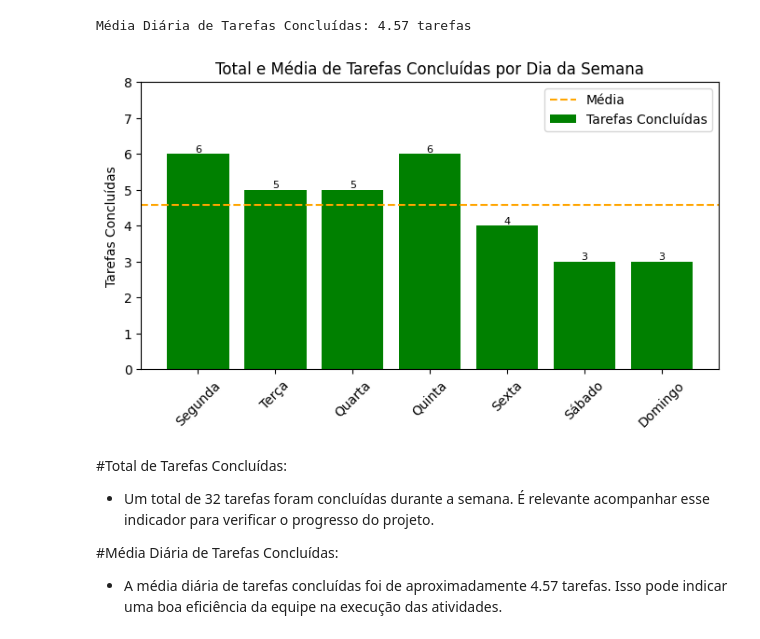
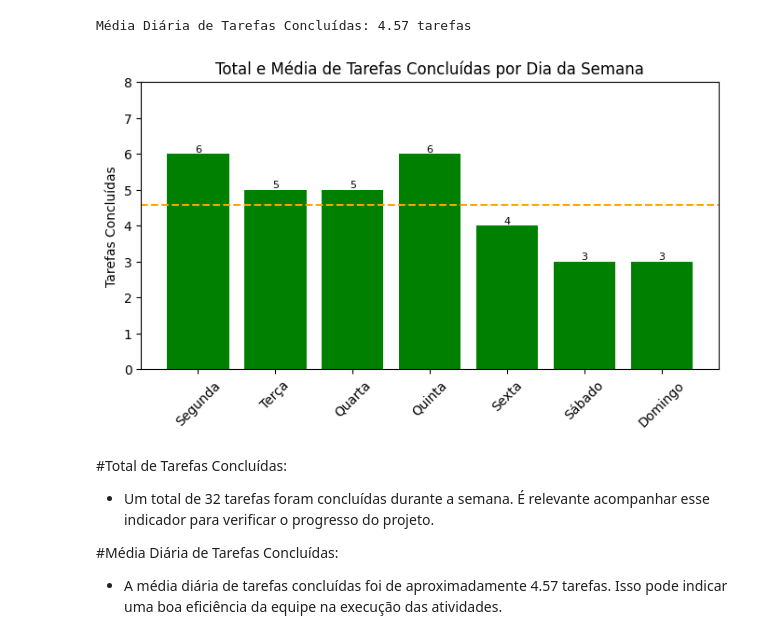
Before and after one commit to Fabiana5308/Fabiana5308, a Jupyter notebook: Projeto_individual_modulo_4.ipynb, the cells around one changed output. Saved outputs shown, nothing was run; the diff lists cells and outputs as text; code cells hidden in the pictures.

```diff
--- a/Projeto_individual_modulo_4.ipynb
+++ b/Projeto_individual_modulo_4.ipynb
@@ -136,29 +136,29 @@ Média Diária de Tarefas Concluídas: 4.57 tarefas
 # %%
 # Criação do DataFrame
 df = pd.DataFrame(informacao)
 
 # Cálculo das métricas
 total_tarefas_concluidas = df['Tarefas Concluídas'].sum()
 media_tarefas_concluidas = round(df['Tarefas Concluídas'].mean(), 2)
 
 # Plot do gráfico de barras de comparação para total e média de Tarefas Concluídas
 plt.figure(figsize=(8, 4))
 plt.ylim(0, 8,4)
 bars = plt.bar(df['Dias'], df['Tarefas Concluídas'], color='green', label='Tarefas Concluídas')
 plt.axhline(y=media_tarefas_concluidas, color='orange', linestyle='dashed', label='Média')
 
 # Adicionar os valores acima das barras
 for bar in bars:
     height = bar.get_height()
     plt.text(bar.get_x() + bar.get_width() / 2, height, str(height), ha='center', va='bottom', fontsize=8)
 
 plt.ylabel('Tarefas Concluídas')
 plt.title('Total e Média de Tarefas Concluídas por Dia da Semana')
-plt.legend()
+
 plt.xticks(rotation=45)
 plt.show()
 # %% [output]
-[figure, old version]
+[figure, new version]
 # %% [markdown]
 #Total de Tarefas Concluídas:
 * Um total de 32 tarefas foram concluídas durante a semana. É relevante acompanhar esse indicador para verificar o progresso do projeto.
```
Also changed, not shown: parts of 1 cell of this notebook.
